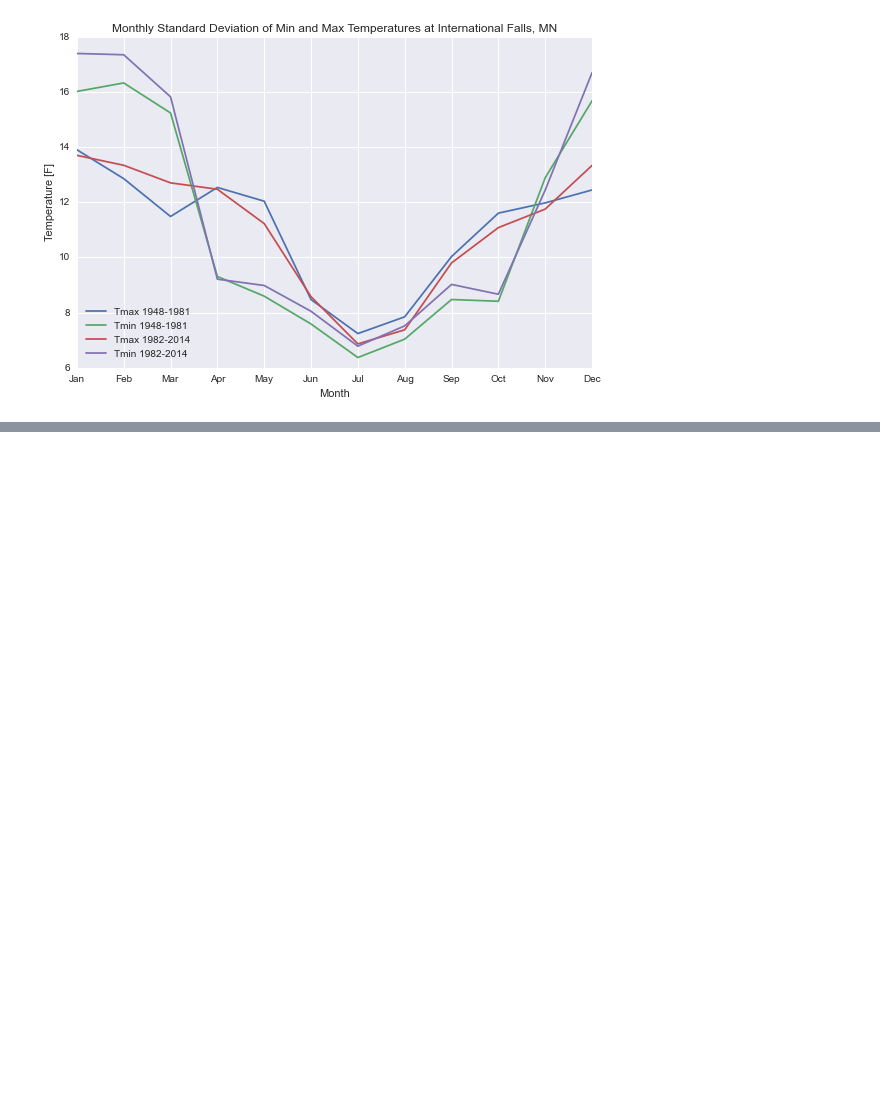
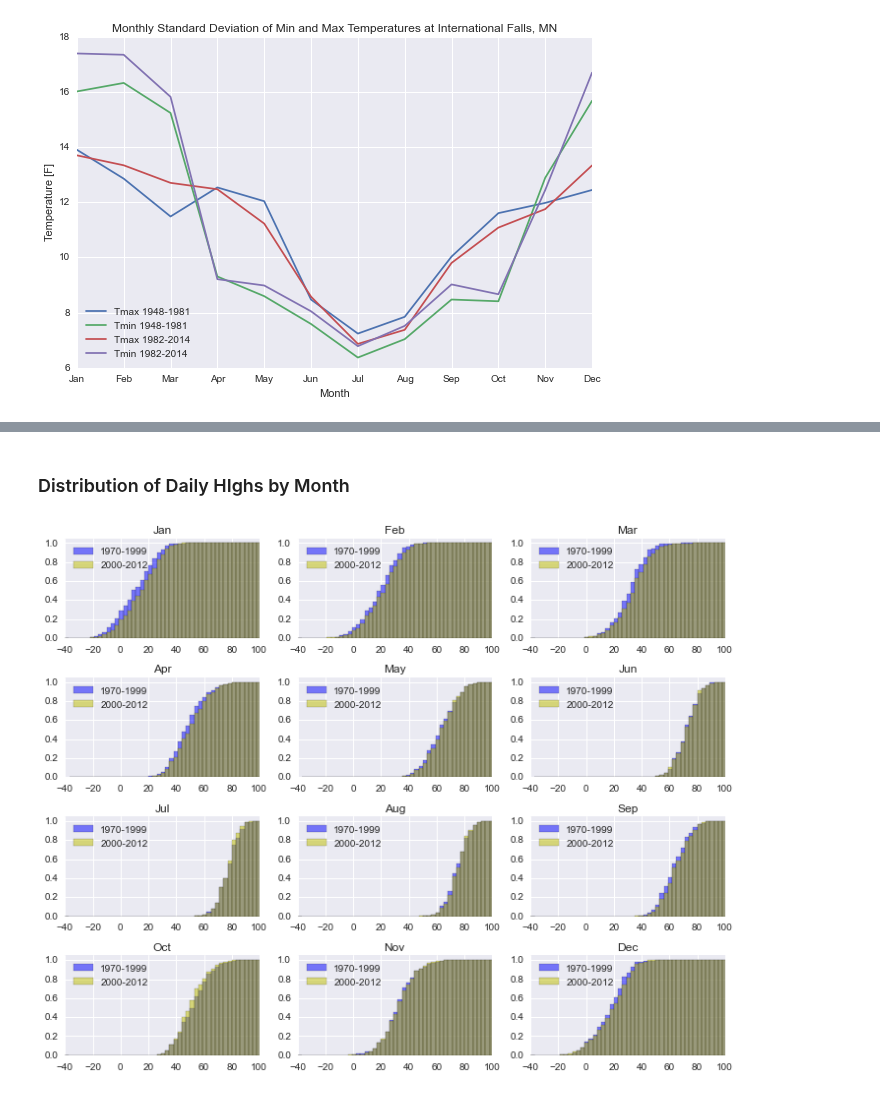
Before and after one commit to kmcgarry7/Rainy-Lake-Hydrology, a Jupyter notebook: Global_Historical_Climatology_Network.ipynb, the cells around one changed output, grey strips where cells are left out. Saved outputs shown, nothing was run; the diff lists cells and outputs as text; code cells hidden in the pictures; blank space fills up the shorter version.

```diff
--- a/Global_Historical_Climatology_Network.ipynb
+++ b/Global_Historical_Climatology_Network.ipynb
@@ -161,0 +248,32 @@ plt.savefig(fname)
+# %% [markdown]
+### Distribution of Daily HIghs by Month
+# %%
+mostr = ['Jan','Feb','Mar','Apr','May','Jun','Jul','Aug','Sep','Oct','Nov','Dec']
+xlo = -40
+xhi = 100
+dx = 1
+plt.figure(figsize=(10,8))
+for mo in range(1,13):
+    plt.subplot(4,3,mo)
+    plt.hold(True)
+    Ta['Tmax 1948-1981'][Ta.index.month == mo].hist(cumulative=True,
+                                    normed=True,
+                                    bins=np.arange(xlo,xhi+3*dx,3*dx),
+                                    color = 'b',
+                                    alpha = 0.5)
+    Tb['Tmax 1982-2014'][Tb.index.month == mo].hist(cumulative=True,
+                                    normed=True,
+                                    bins=np.arange(xlo,xhi+3*dx,3*dx),
+                                    color = 'y',
+                                    alpha = 0.5)
+    plt.legend(['1970-1999','2000-2012'],loc='upper left')
+    plt.axis([xlo,xhi,0,1.05])
+    plt.title(mostr[mo-1])
+    plt.hold(False)
+
+plt.tight_layout()
+fname = './images/KINL_Highs.png'
+plt.savefig(fname)
+!convert $fname -trim $fname
+# %% [output]
+[figure, added]
```
Also changed, not shown: parts of 6 cells of this notebook, 22 other files.
